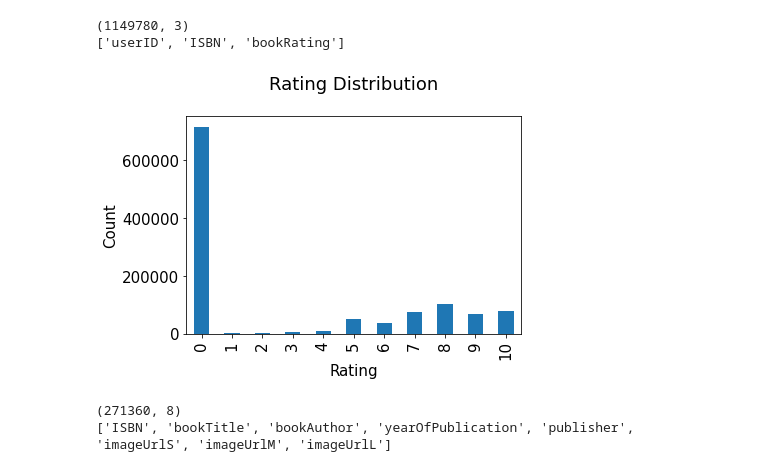
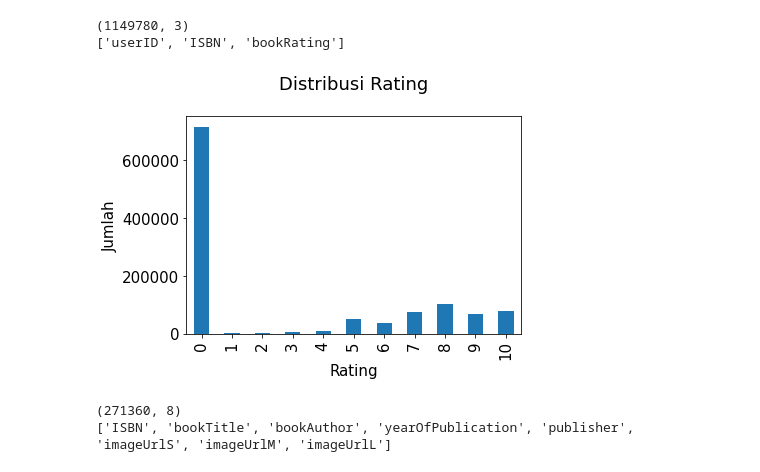
Before and after one commit to gustumaulanaf/SistemRekomendasiBuku, a Jupyter notebook: skripsi.ipynb, the cells around one changed output. Saved outputs shown, nothing was run; the diff lists cells and outputs as text; code cells hidden in the pictures.

```diff
--- a/skripsi.ipynb
+++ b/skripsi.ipynb
@@ -28,13 +28,13 @@ print(list(ratings.columns))
 # %%
 plt.rc("font", size=15)
 ratings.bookRating.value_counts(sort=False).plot(kind='bar')
-plt.title('Rating Distribution\n')
+plt.title('Distribusi Rating\n')
 plt.xlabel('Rating')
-plt.ylabel('Count')
-plt.savefig('system1.png', bbox_inches='tight')
+plt.ylabel('Jumlah')
+plt.savefig('rating.png', bbox_inches='tight')
 plt.show()
 # %% [output]
-[figure, old version]
+[figure, new version]
 # %%
 print(books.shape)
 print(list(books.columns))
```
Also changed, not shown: parts of 27 cells of this notebook, 7 other files.
